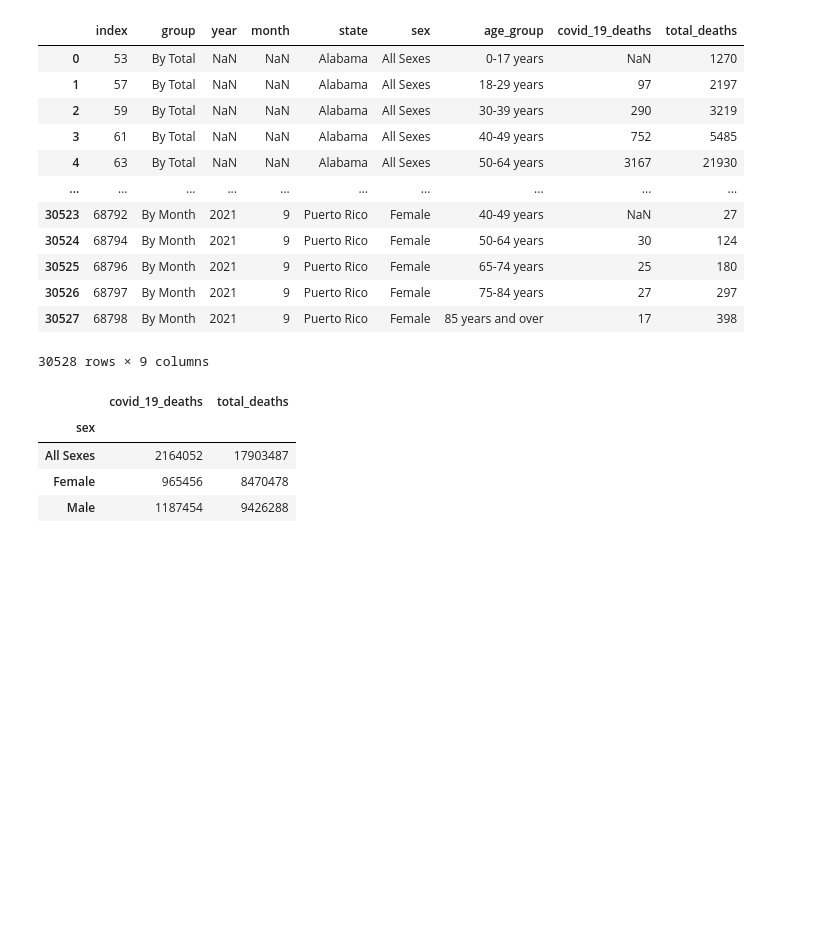
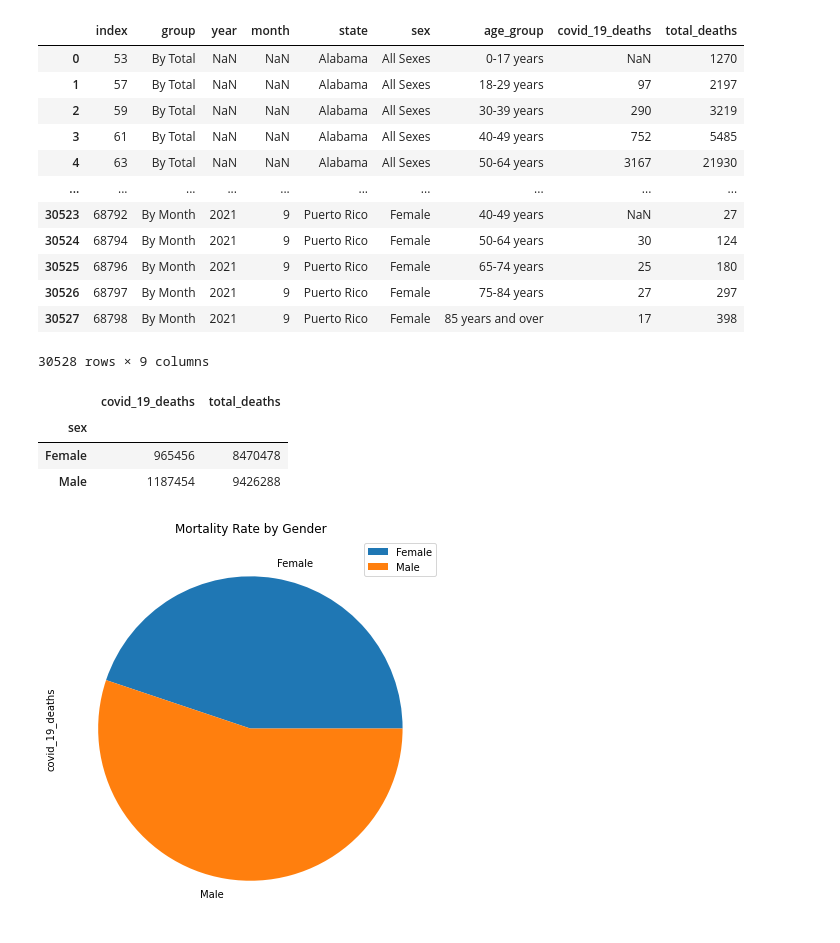
Before and after one commit to AlexanderLorin/Project-1-MKFG, a Jupyter notebook: Binning_Covid_file1.ipynb, the cells around one changed output. Saved outputs shown, nothing was run; the diff lists cells and outputs as text; code cells hidden in the pictures; blank space fills up the shorter version.

Commit message:
Added Pie Chart

```diff
--- a/Binning_Covid_file1.ipynb
+++ b/Binning_Covid_file1.ipynb
@@ -147,14 +147,24 @@ new_df.reset_index()
 gender_df=new_df.groupby(by=["sex"]).sum()
 gender_df = gender_df.drop("year",1)
 gender_df = gender_df.drop("month",1)
+update_df = gender_df.drop('All Sexes')
-# %%
-gender_df
-# %% [output]
-|  | covid_19_deaths | total_deaths |
-| sex |  |  |
-| All Sexes | 2164052 | 17903487 |
-| Female | 965456 | 8470478 |
-| Male | 1187454 | 9426288 |
+# %%
+update_df
+# %% [output]
+|  | covid_19_deaths | total_deaths |
+| sex |  |  |
+| Female | 965456 | 8470478 |
+| Male | 1187454 | 9426288 |
+# %%
+labels = "Females", "Male"
+sizes=update_df["covid_19_deaths"]
+#plt.pie(sizes,labels=labels);
+#plt.title("Mortality Rate by Gender");
+#plt.show()
+plot = update_df.plot.pie(y='covid_19_deaths', figsize=(7, 7), title="Mortality Rate by Gender")
+plt.savefig("/Users/karlarobles/Desktop/DataViz/DataViz/Project-1-MKFG/mkfg_figures/Mortalityratebygender.png")
+# %% [output]
+[figure, added]
 # %%
 #Mortality rate by age group - Data for scatter plot
 
```
Also changed, not shown: parts of 9 cells of this notebook, 1 other file.
